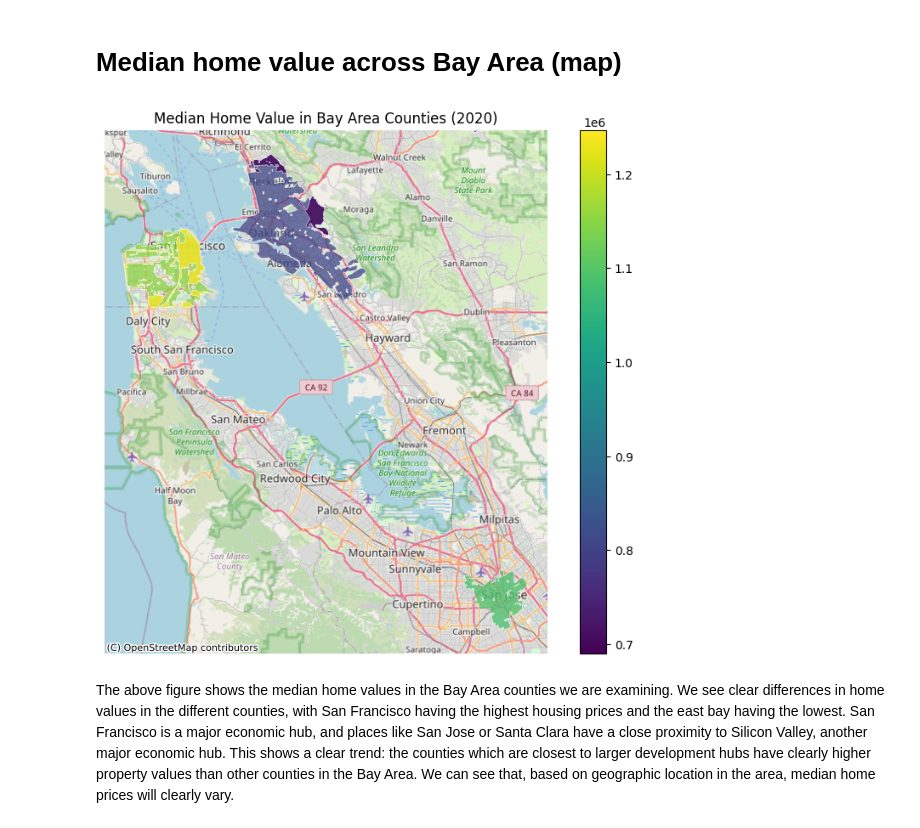
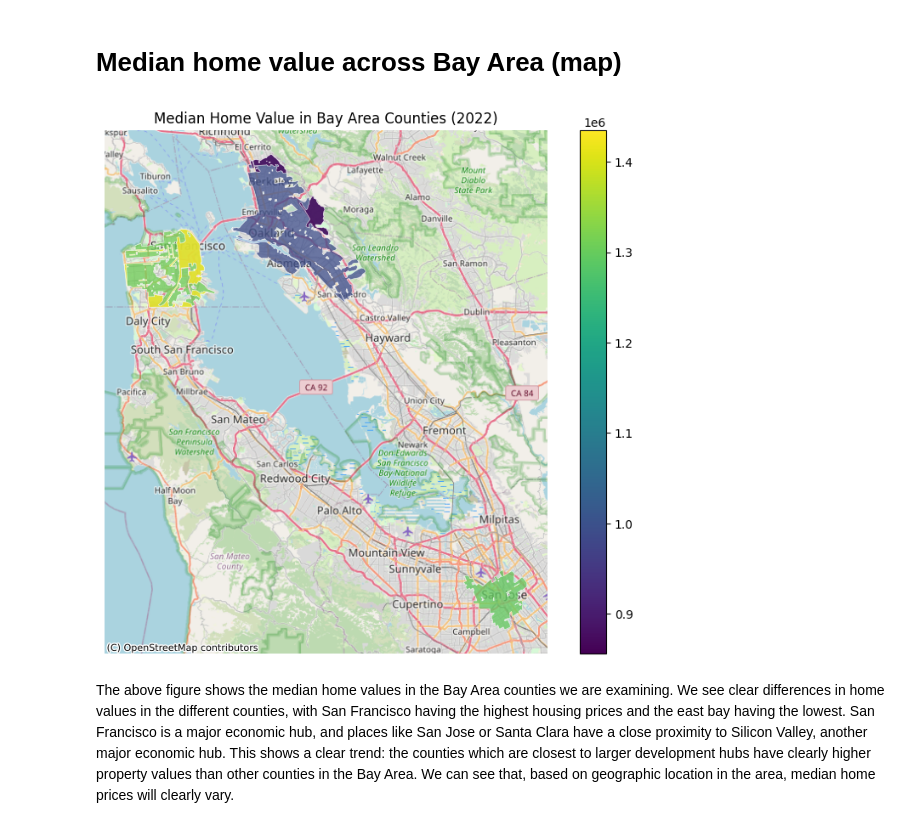
Before and after one commit to UCB-stat-159-f25/final-group10, a Jupyter notebook: ACSdataPlots.ipynb, the cells around one changed output. Drawn from its saved outputs; the diff is of its cells as text; code cells hidden in the pictures.

Commit message:
Uploaded Fixed Notebook
Re-added line for specifying year in earlier cell

```diff
--- a/ACSdataPlots.ipynb
+++ b/ACSdataPlots.ipynb
@@ -30,7 +30,7 @@ Requirement already satisfied: six>=1.5 in /Library/Frameworks/Python.framework/
 # Setup
 # %%
 # Load ACS
-acs = pd.read_csv("acs_bayarea_2009_2022_all_tables.csv",
+acs = pd.read_csv("./data/acs_bayarea_2009_2022_all_tables.csv",
                   dtype={"GEOID": str})
 
 # Create county GEOID
@@ -67,7 +67,7 @@ county_year = (
 )
 
 # Load HOLC bay area
-holc = gpd.read_file("holc_bayarea.json")
+holc = gpd.read_file("./data/holc_bayarea.json")
 
 # Collapse multiple HOLC polygons per county into ONE county geometry
 gdf_counties = (
@@ -98,35 +98,38 @@ display(gdf_merged[gdf_merged["year"] == 2022][
 # %% [markdown]
 # Median home value across Bay Area (map)
 # %%
+# This year may be changed to whatever data is needed for visualization
+year = 2022
+
 plot_data = (
     gdf_merged[gdf_merged["year"] == year]
     .dropna(subset=["geometry", "median_home_value"])
 )
 
 if plot_data.crs is None:
     plot_data = plot_data.set_crs("EPSG:4326")
 
 plot_data_3857 = plot_data.to_crs(epsg=3857)
 
 fig, ax = plt.subplots(figsize=(10, 8))
 
 plot_data_3857.plot(
     column="median_home_value",
     cmap="viridis",
     legend=True,
     ax=ax,
     alpha=0.75,
     edgecolor="white",
     linewidth=0.5,
 )
 
 cx.add_basemap(ax, source=cx.providers.OpenStreetMap.Mapnik)
 
 ax.set_title(f"Median Home Value in Bay Area Counties ({year})")
 ax.axis("off")
 plt.show()
 # %% [output]
-[figure, old version]
+[figure, new version]
 # %% [markdown]
 The above figure shows the median home values in the Bay Area counties we are examining. We see clear differences in home values in the different counties, with San Francisco having the highest housing prices and the east bay having the lowest. San Francisco is a major economic hub, and places like San Jose or Santa Clara have a close proximity to Silicon Valley, another major economic hub. This shows a clear trend: the counties which are closest to larger development hubs have clearly higher property values than other counties in the Bay Area. We can see that, based on geographic location in the area, median home prices will clearly vary.
 # %% [markdown]
```
Also changed, not shown: parts of 2 cells of this notebook.
